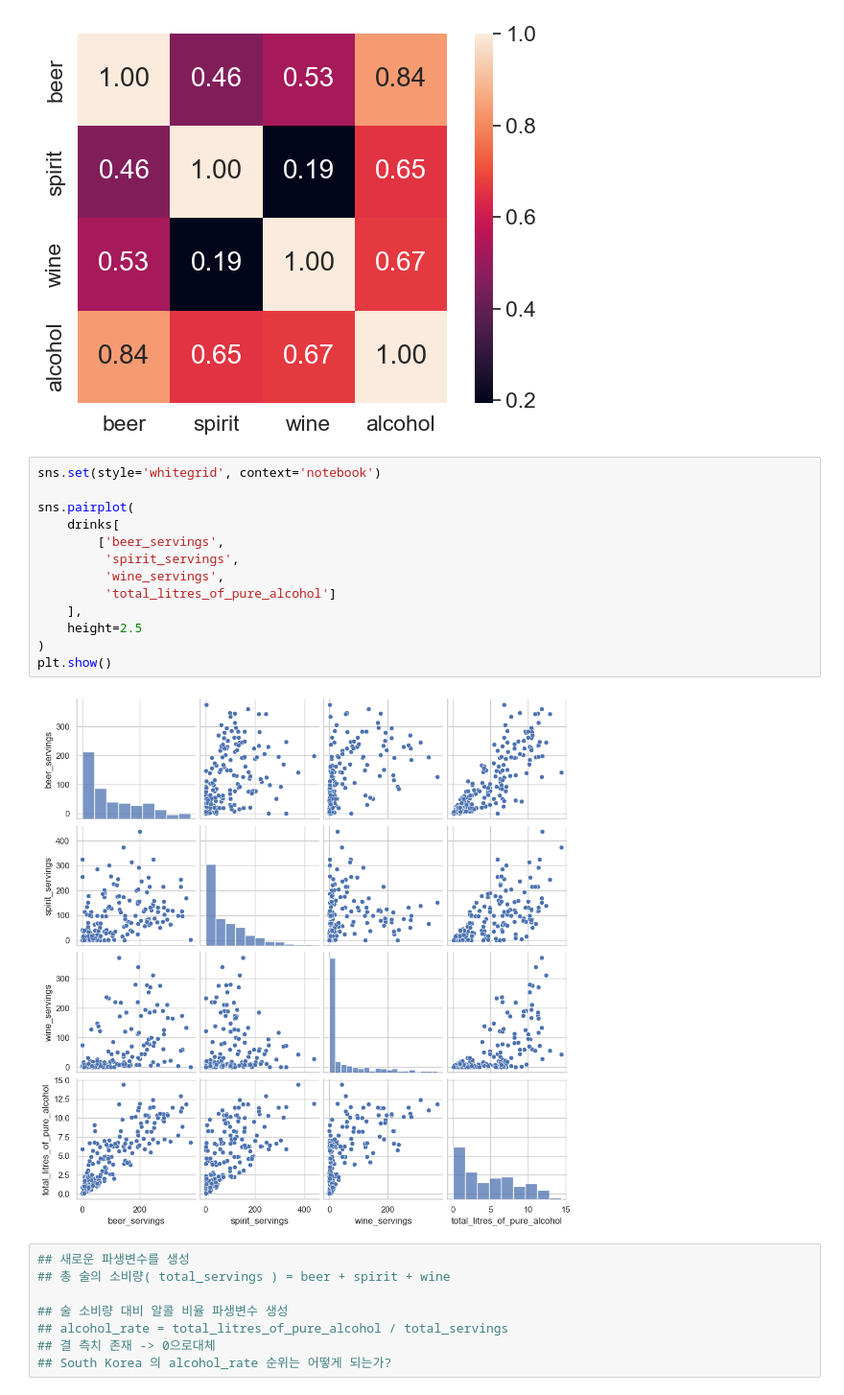
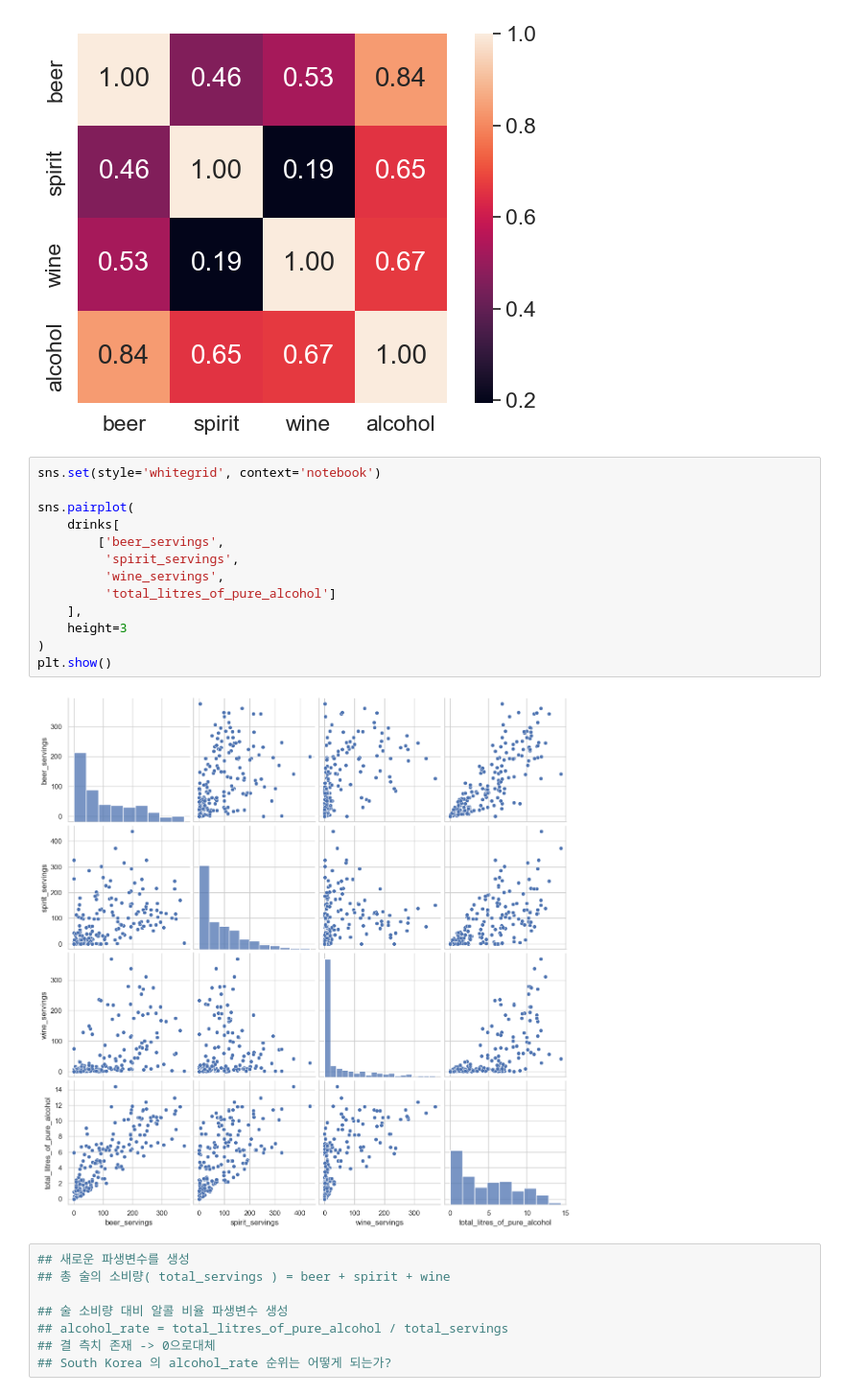
Before and after one commit to bbuddu/bbuddu-s-python, a Jupyter notebook: 230304/01_serborn.ipynb, the cells around one changed output. Shown at 96% size. Saved outputs shown, nothing was run; the diff lists cells and outputs as text.

```diff
--- a/230304/01_serborn.ipynb
+++ b/230304/01_serborn.ipynb
@@ -73,18 +73,18 @@ plt.show()
 # %%
 sns.set(style='whitegrid', context='notebook')
 
 sns.pairplot(
     drinks[
         ['beer_servings',
          'spirit_servings',
          'wine_servings',
          'total_litres_of_pure_alcohol']
     ],
-    height=2.5
+    height=3
 )
 plt.show()
 # %% [output]
-[figure, old version]
+[figure, new version]
 # %%
 ## 새로운 파생변수를 생성
 ## 총 술의 소비량( total_servings ) = beer + spirit + wine
```
